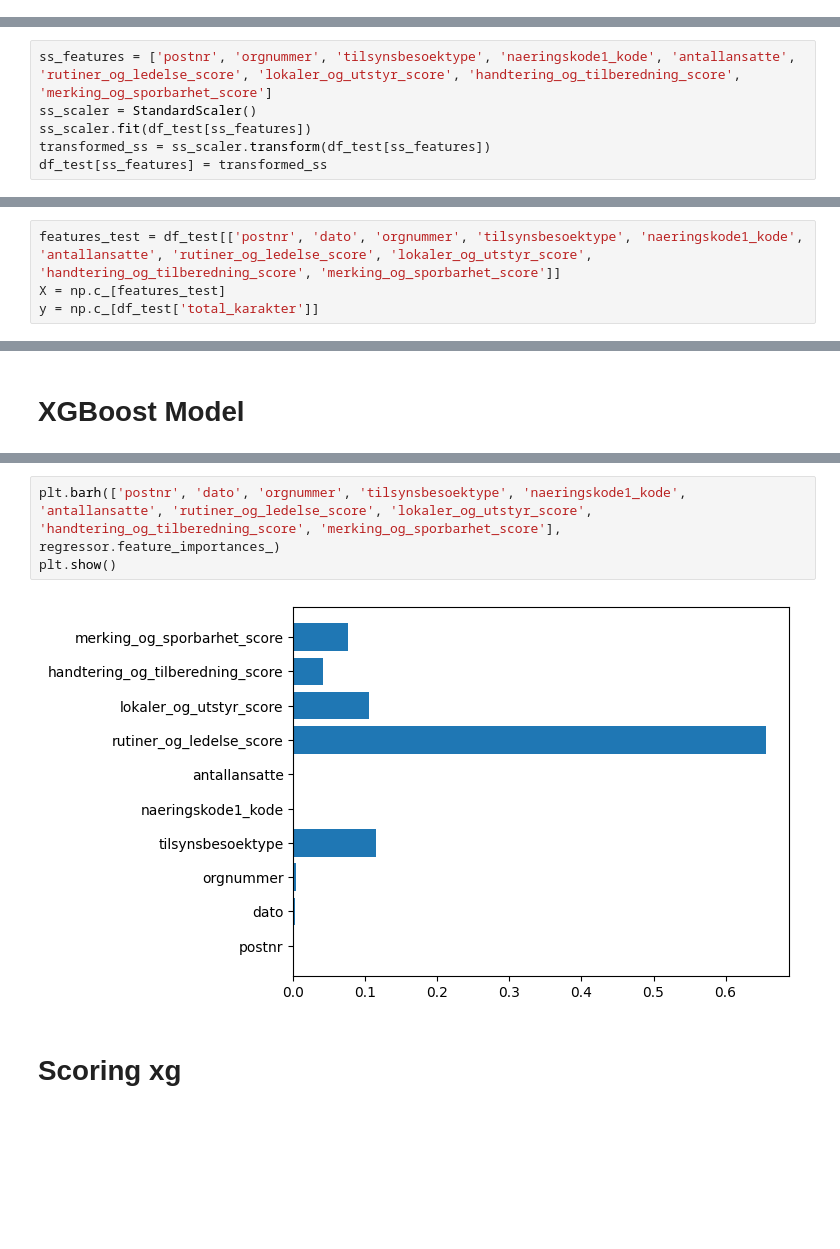
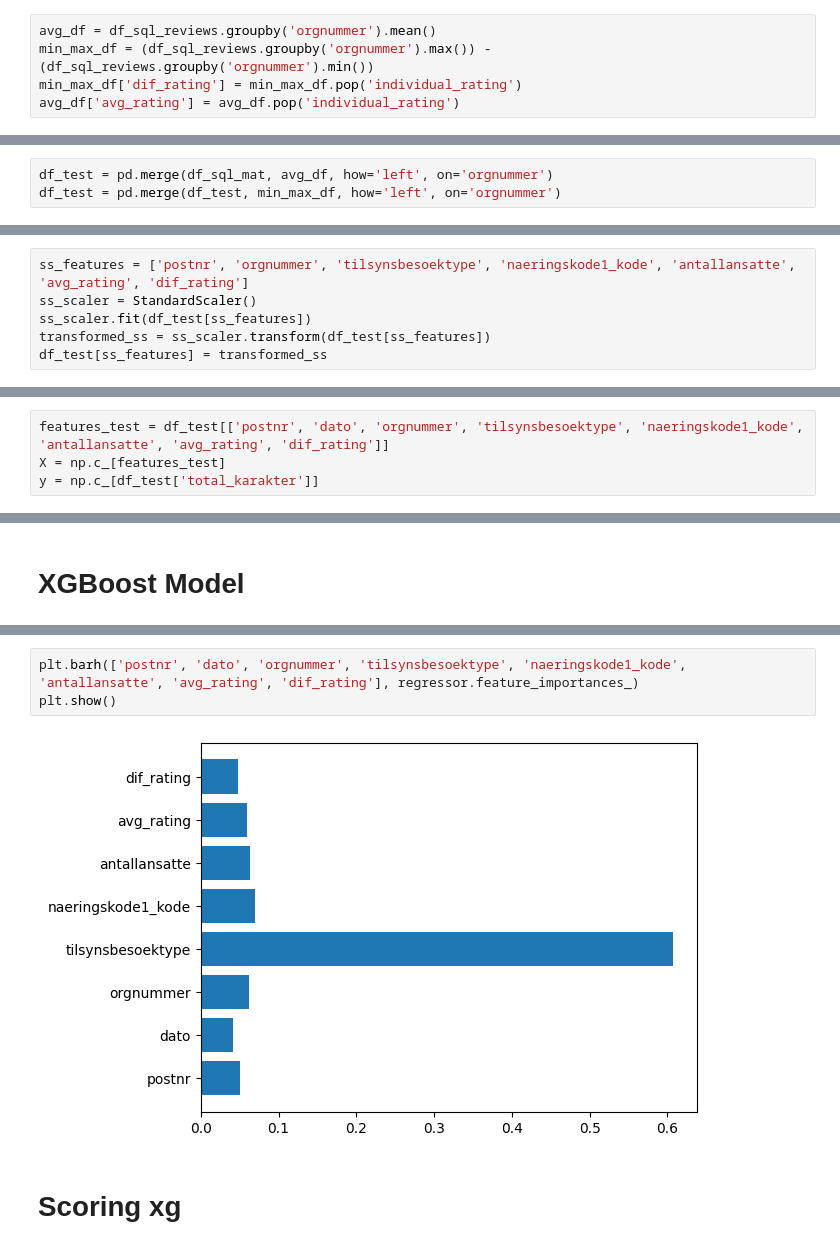
Before and after one commit to drimepal/gradprojectgrp3, a Jupyter notebook: ML/ml_testing.ipynb, the cells around one changed output, grey strips where cells are left out. Drawn from its saved outputs; the diff is of its cells as text; blank space fills up the shorter version.

Commit message:
Med reviews

```diff
--- a/ML/ml_testing.ipynb
+++ b/ML/ml_testing.ipynb
@@ -37,0 +64,5 @@ except:
+# %%
+avg_df = df_sql_reviews.groupby('orgnummer').mean()
+min_max_df = (df_sql_reviews.groupby('orgnummer').max()) - (df_sql_reviews.groupby('orgnummer').min())
+min_max_df['dif_rating'] = min_max_df.pop('individual_rating')
+avg_df['avg_rating'] = avg_df.pop('individual_rating')
@@ -37,0 +85,3 @@ except:
+# %%
+df_test = pd.merge(df_sql_mat, avg_df, how='left', on='orgnummer')
+df_test = pd.merge(df_test, min_max_df, how='left', on='orgnummer')
@@ -86,5 +154,5 @@ df_test
 # %%
-ss_features = ['postnr', 'orgnummer', 'tilsynsbesoektype', 'naeringskode1_kode', 'antallansatte', 'rutiner_og_ledelse_score', 'lokaler_og_utstyr_score', 'handtering_og_tilberedning_score', 'merking_og_sporbarhet_score']
+ss_features = ['postnr', 'orgnummer', 'tilsynsbesoektype', 'naeringskode1_kode', 'antallansatte', 'avg_rating', 'dif_rating']
 ss_scaler = StandardScaler()
 ss_scaler.fit(df_test[ss_features])
 transformed_ss = ss_scaler.transform(df_test[ss_features])
@@ -92,7 +160,7 @@ df_test[ss_features] = transformed_ss
 # %% [markdown]
 # TRAIN TEST SPLIT
 # %%
-features_test = df_test[['postnr', 'dato', 'orgnummer', 'tilsynsbesoektype', 'naeringskode1_kode', 'antallansatte', 'rutiner_og_ledelse_score', 'lokaler_og_utstyr_score', 'handtering_og_tilberedning_score', 'merking_og_sporbarhet_score']]
+features_test = df_test[['postnr', 'dato', 'orgnummer', 'tilsynsbesoektype', 'naeringskode1_kode', 'antallansatte', 'avg_rating', 'dif_rating']]
 X = np.c_[features_test]
 y = np.c_[df_test['total_karakter']]
 # %%
@@ -169,8 +237,8 @@ importance_check = pd.DataFrame(regressor.feature_importances_.reshape(1,-1), co
 # %%
-plt.barh(['postnr', 'dato', 'orgnummer', 'tilsynsbesoektype', 'naeringskode1_kode', 'antallansatte', 'rutiner_og_ledelse_score', 'lokaler_og_utstyr_score', 'handtering_og_tilberedning_score', 'merking_og_sporbarhet_score'], regressor.feature_importances_)
+plt.barh(['postnr', 'dato', 'orgnummer', 'tilsynsbesoektype', 'naeringskode1_kode', 'antallansatte', 'avg_rating', 'dif_rating'], regressor.feature_importances_)
 plt.show()
 # %% [output]
-[figure, old version]
+[figure, new version]
 # %% [markdown]
 # Scoring xg
 # %%
```
Also changed, not shown: parts of 20 cells of this notebook.
